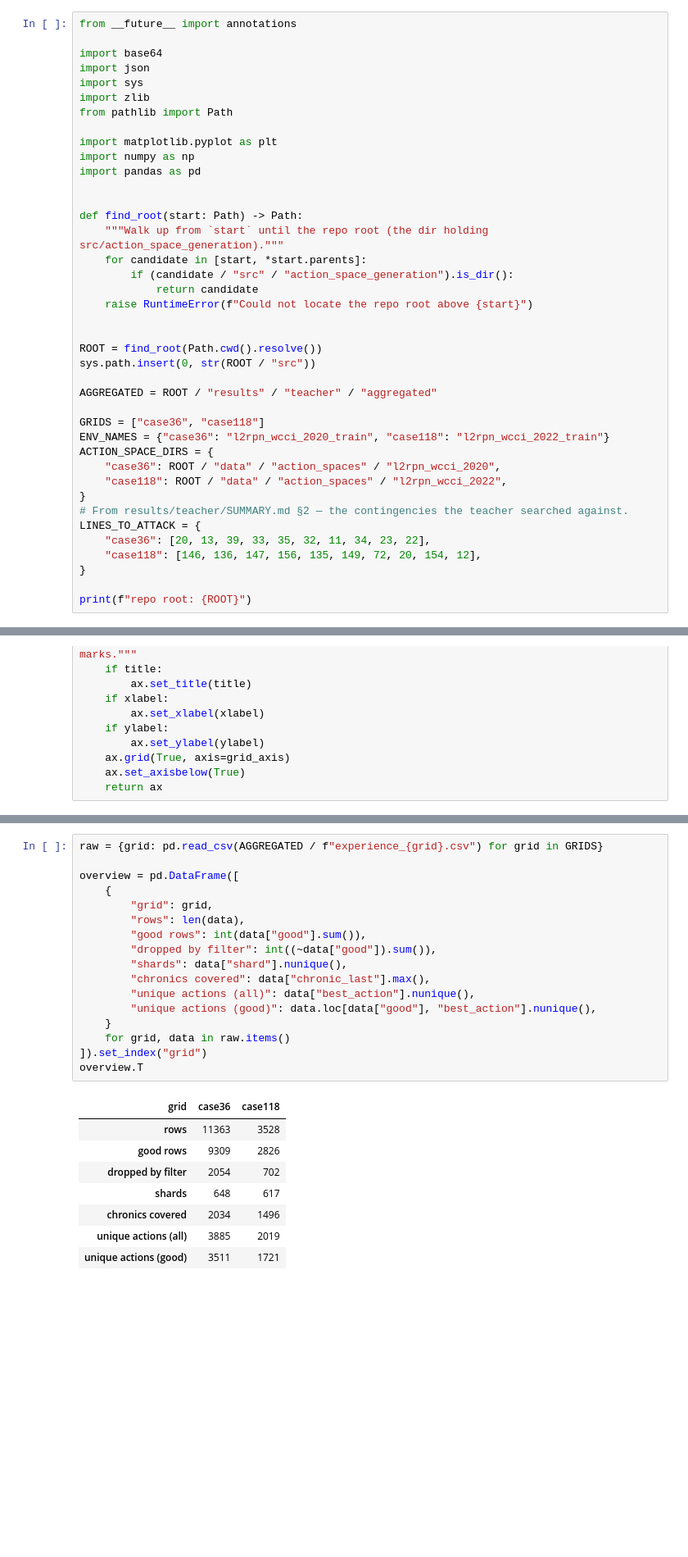
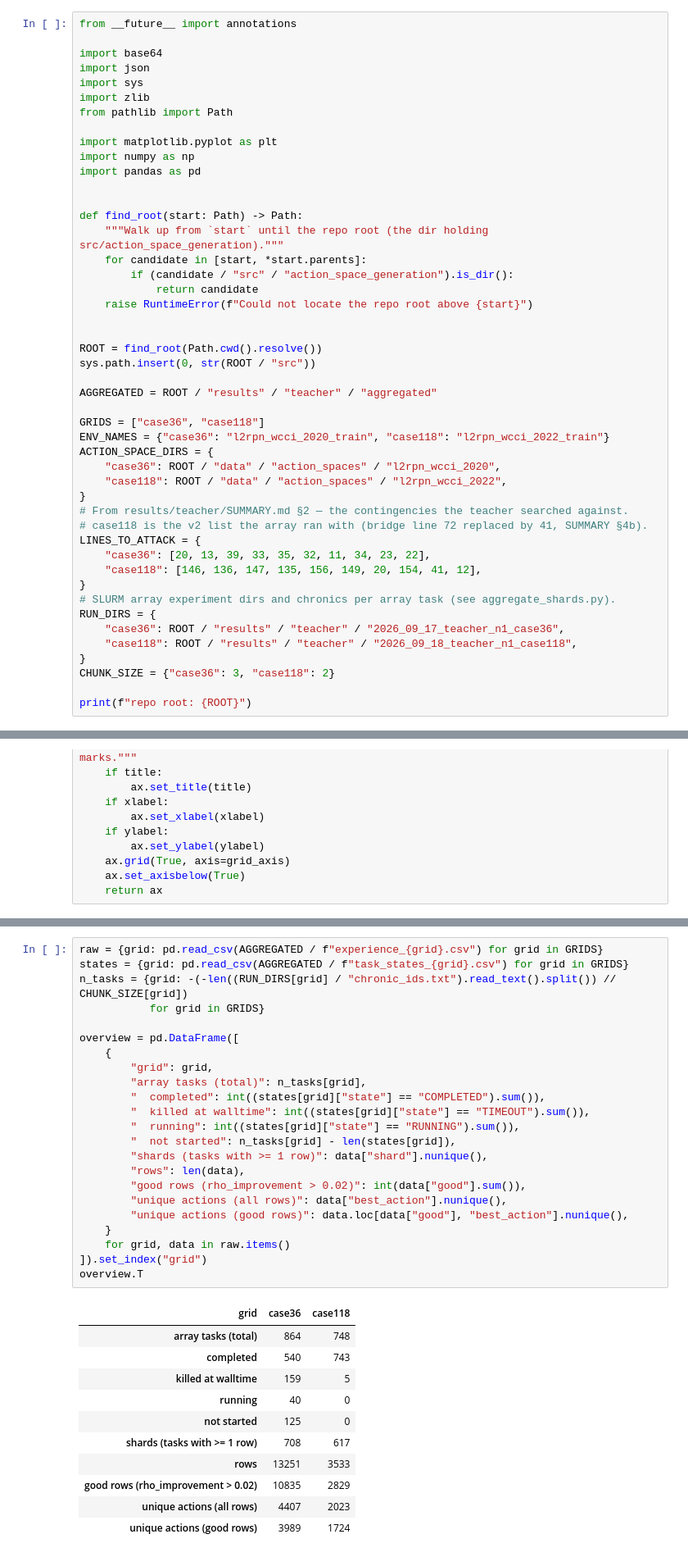
Before and after one commit to AdrianDegenkolb/NRI-for-explainable-RL-in-Power-Grids, a Jupyter notebook: experiments/teacher_action_space_analysis.ipynb, the cells around one changed output, grey strips where cells are left out. Shown at 82% size. Drawn from its saved outputs; the diff is of its cells as text; blank space fills up the shorter version.

```diff
--- a/experiments/teacher_action_space_analysis.ipynb
+++ b/experiments/teacher_action_space_analysis.ipynb
@@ -56,10 +63,17 @@ ACTION_SPACE_DIRS = {
     "case118": ROOT / "data" / "action_spaces" / "l2rpn_wcci_2022",
 }
 # From results/teacher/SUMMARY.md §2 — the contingencies the teacher searched against.
+# case118 is the v2 list the array ran with (bridge line 72 replaced by 41, SUMMARY §4b).
 LINES_TO_ATTACK = {
     "case36": [20, 13, 39, 33, 35, 32, 11, 34, 23, 22],
-    "case118": [146, 136, 147, 156, 135, 149, 72, 20, 154, 12],
+    "case118": [146, 136, 147, 135, 156, 149, 20, 154, 41, 12],
 }
+# SLURM array experiment dirs and chronics per array task (see aggregate_shards.py).
+RUN_DIRS = {
+    "case36": ROOT / "results" / "teacher" / "2026_09_17_teacher_n1_case36",
+    "case118": ROOT / "results" / "teacher" / "2026_09_18_teacher_n1_case118",
+}
+CHUNK_SIZE = {"case36": 3, "case118": 2}
 
 print(f"repo root: {ROOT}")
 # %% [output]
@@ -125,26 +156,35 @@ Columns come from `curriculumagent.teacher.submodule.common.save_sample_new`:
 # %%
 raw = {grid: pd.read_csv(AGGREGATED / f"experience_{grid}.csv") for grid in GRIDS}
+states = {grid: pd.read_csv(AGGREGATED / f"task_states_{grid}.csv") for grid in GRIDS}
+n_tasks = {grid: -(-len((RUN_DIRS[grid] / "chronic_ids.txt").read_text().split()) // CHUNK_SIZE[grid])
+           for grid in GRIDS}
 
 overview = pd.DataFrame([
     {
         "grid": grid,
+        "array tasks (total)": n_tasks[grid],
+        "  completed": int((states[grid]["state"] == "COMPLETED").sum()),
+        "  killed at walltime": int((states[grid]["state"] == "TIMEOUT").sum()),
+        "  running": int((states[grid]["state"] == "RUNNING").sum()),
+        "  not started": n_tasks[grid] - len(states[grid]),
+        "shards (tasks with >= 1 row)": data["shard"].nunique(),
         "rows": len(data),
-        "good rows": int(data["good"].sum()),
-        "dropped by filter": int((~data["good"]).sum()),
-        "shards": data["shard"].nunique(),
-        "chronics covered": data["chronic_last"].max(),
-        "unique actions (all)": data["best_action"].nunique(),
-        "unique actions (good)": data.loc[data["good"], "best_action"].nunique(),
+        "good rows (rho_improvement > 0.02)": int(data["good"].sum()),
+        "unique actions (all rows)": data["best_action"].nunique(),
+        "unique actions (good rows)": data.loc[data["good"], "best_action"].nunique(),
     }
     for grid, data in raw.items()
 ]).set_index("grid")
 overview.T
 # %% [output]
 | grid | case36 | case118 |
-| rows | 11363 | 3528 |
-| good rows | 9309 | 2826 |
-| dropped by filter | 2054 | 702 |
-| shards | 648 | 617 |
-| chronics covered | 2034 | 1496 |
-| unique actions (all) | 3885 | 2019 |
-| unique actions (good) | 3511 | 1721 |
+| array tasks (total) | 864 | 748 |
+| completed | 540 | 743 |
+| killed at walltime | 159 | 5 |
+| running | 40 | 0 |
+| not started | 125 | 0 |
+| shards (tasks with >= 1 row) | 708 | 617 |
+| rows | 13251 | 3533 |
+| good rows (rho_improvement > 0.02) | 10835 | 2829 |
+| unique actions (all rows) | 4407 | 2023 |
+| unique actions (good rows) | 3989 | 1724 |
```
Also changed, not shown: parts of 65 cells of this notebook, 1 other file.
